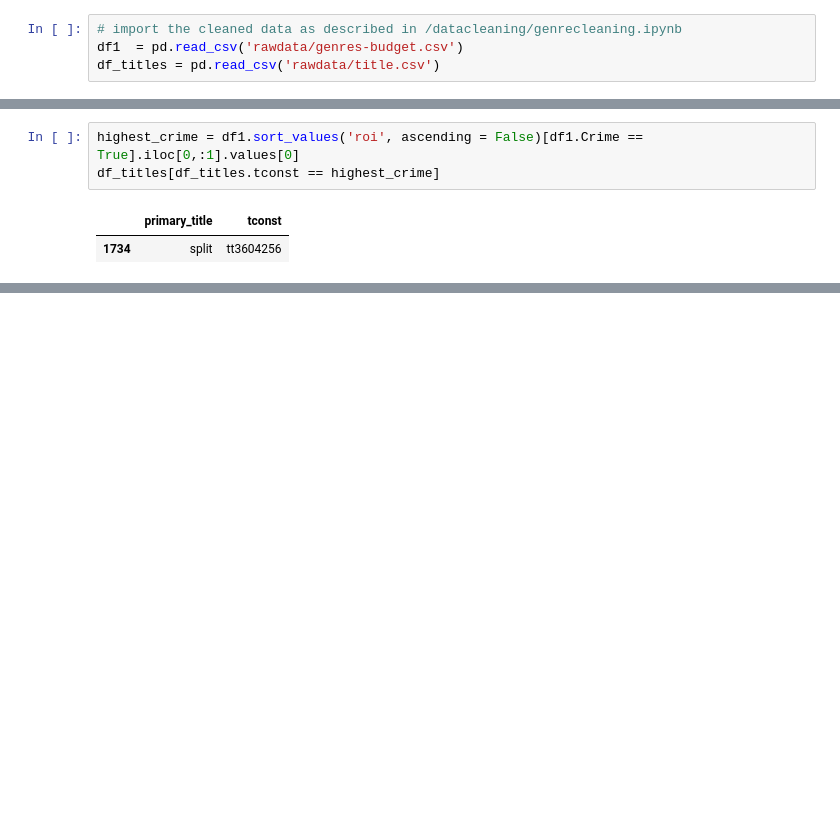
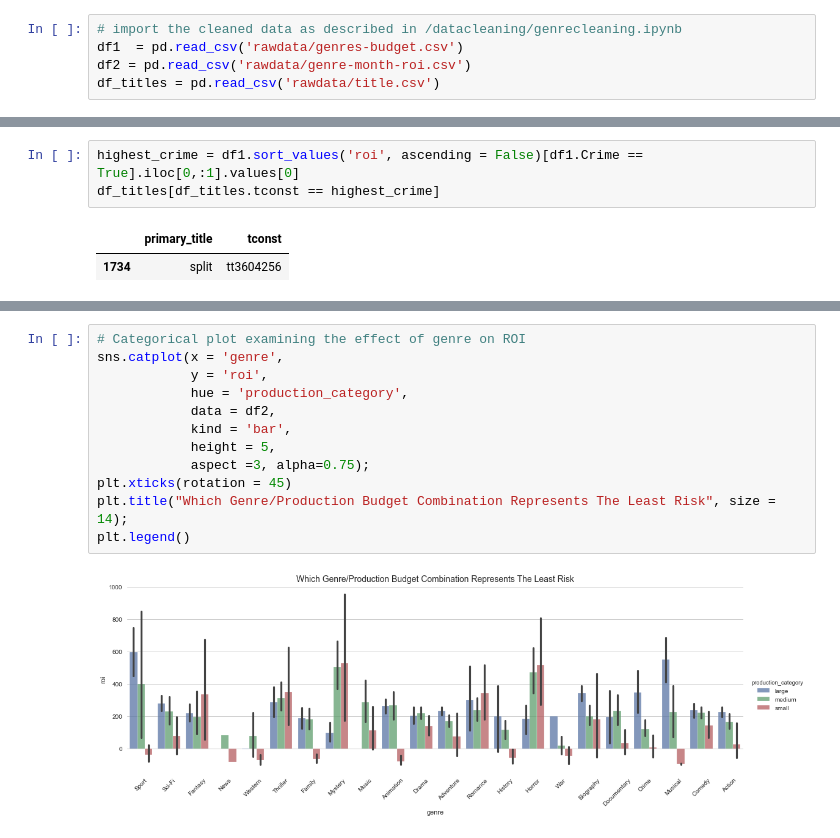
Before and after one commit to SlimHintz/movie-data-eda, a Jupyter notebook: Microsoft-Movie-Studio-EDA.ipynb, the cells around one changed output, grey strips where cells are left out. Drawn from its saved outputs; the diff is of its cells as text; blank space fills up the shorter version.

```diff
--- a/Microsoft-Movie-Studio-EDA.ipynb
+++ b/Microsoft-Movie-Studio-EDA.ipynb
@@ -15,6 +17,7 @@ plt.style.use('seaborn')
 # %%
 # import the cleaned data as described in /datacleaning/genrecleaning.ipynb
 df1  = pd.read_csv('rawdata/genres-budget.csv')
+df2 = pd.read_csv('rawdata/genre-month-roi.csv')
 df_titles = pd.read_csv('rawdata/title.csv')
 # %%
 df1.head()
@@ -106,0 +146,14 @@ The trend is that horror movies, thrillers and crime movies generate a great ret
+# %%
+# Categorical plot examining the effect of genre on ROI
+sns.catplot(x = 'genre',
+            y = 'roi',
+            hue = 'production_category',
+            data = df2,
+            kind = 'bar',
+            height = 5,
+            aspect =3, alpha=0.75);
+plt.xticks(rotation = 45)
+plt.title("Which Genre/Production Budget Combination Represents The Least Risk", size = 14);
+plt.legend()
+# %% [output]
+[figure, added]
```
Also changed, not shown: parts of 16 cells of this notebook, 3 other files.
